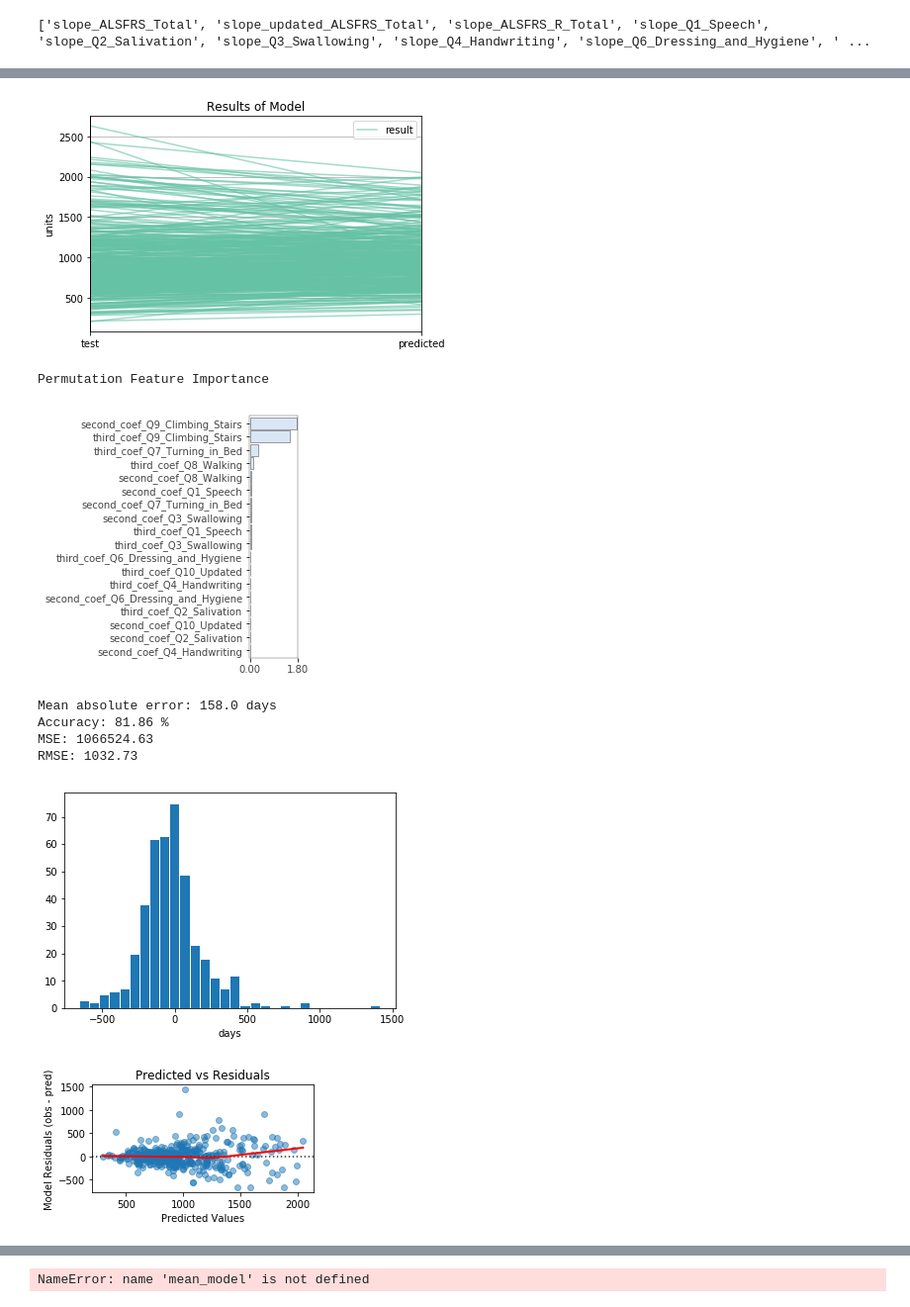
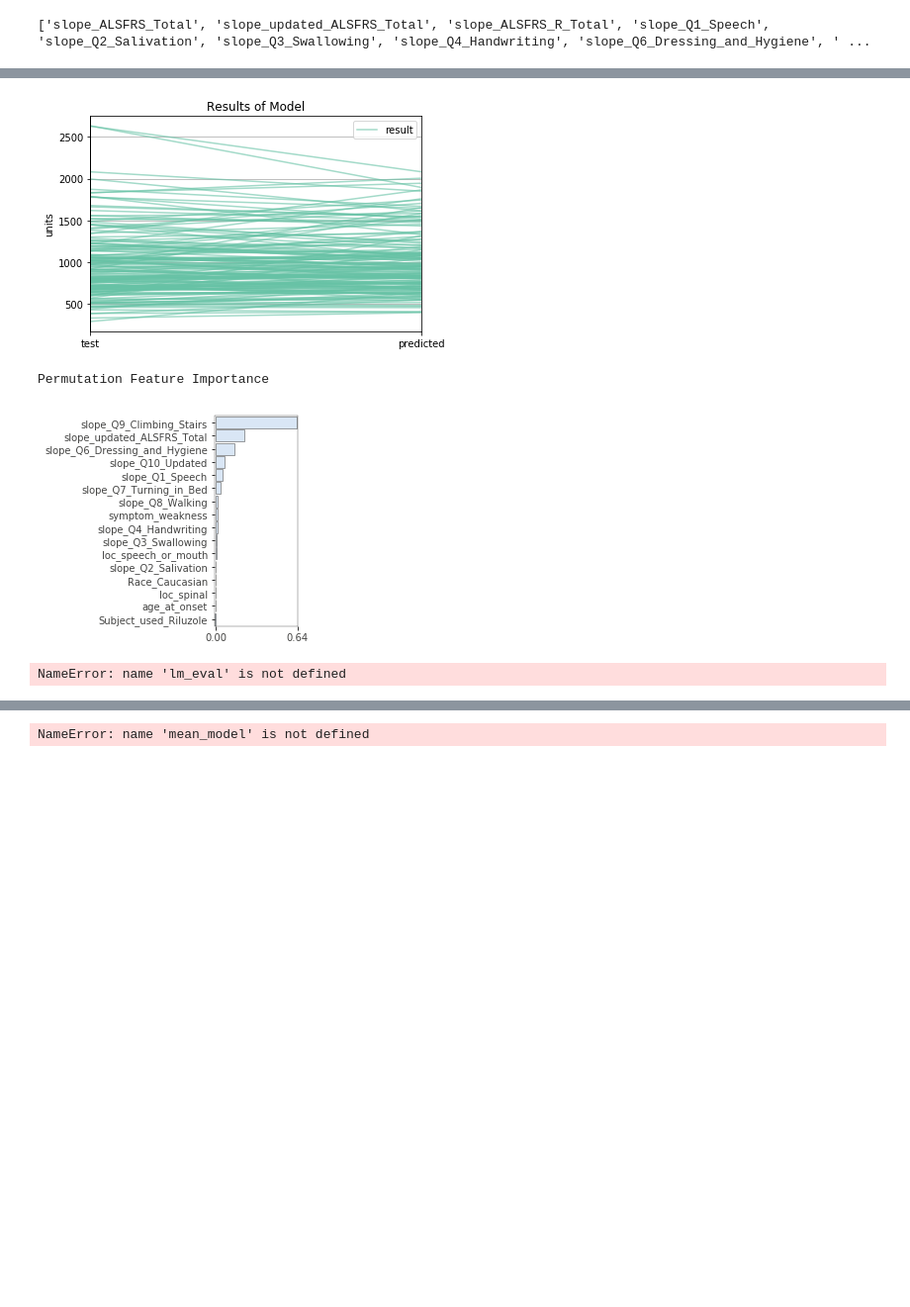
Before and after one commit to ttompk/als, a Jupyter notebook: model.ipynb, the cells around one changed output, grey strips where cells are left out. Shown at 99% size. Drawn from its saved outputs; the diff is of its cells as text; code cells hidden in the pictures; blank space fills up the shorter version.

Commit message:
model and bokeh stuff

```diff
--- a/model.ipynb
+++ b/model.ipynb
@@ -115,7 +116,7 @@ def feature_import(model, X_test, y_test):
     viz.view()
     return imp
 # %%
-def run_rf(df, features, class_regress, target, limit_on, exclude_columns=None):
+def run_rf(df, features, class_regress, target, limit_on=None, exclude_columns=None, split=True):
     '''
     run a random forest model - classifier or regressor
     input:
@@ -128,7 +129,8 @@ def run_rf(df, features, class_regress, target, limit_on, exclude_columns=None):
         model outputs
     '''
     ### prepare input
-    model_data = df[features].copy()
+    all_features = features + [target]
+    model_data = df[all_features].copy()
     model_data.dropna(inplace=True)
     model_data.reset_index(drop=True, inplace=True)
 
@@ -149,9 +151,13 @@ def run_rf(df, features, class_regress, target, limit_on, exclude_columns=None):
             X.drop(exclude_columns, axis=1, inplace=True)
 
     # split data
-    X_train, X_test, y_train, y_test = train_test_split(X, y,
+    if split==True:
+        X_train, X_test, y_train, y_test = train_test_split(X, y,
                                                         test_size=0.25,
                                                         random_state=1234)
+    else:
+        X_train=X
+        y_train=y
 
     ### Fit model
     if class_regress == 'classifier':
@@ -1782,26 +1948,10 @@ this_data = df.copy()
 class_regress = 'regression'    # regression or classifier
 
 # targets, limits
-target = 'death_day_since_onset'
+target = target
 
 # list of feature names, must include the target.
-features = ['death_day_since_onset',
-       'second_coef_Q1_Speech', 'third_coef_Q1_Speech',
-       'second_coef_Q2_Salivation',
-       'third_coef_Q2_Salivation',
-       'second_coef_Q3_Swallowing', 'third_coef_Q3_Swallowing',
-       'second_coef_Q4_Handwriting',
-       'third_coef_Q4_Handwriting',
-       'second_coef_Q6_Dressing_and_Hygiene',
-       'third_coef_Q6_Dressing_and_Hygiene',
-       'second_coef_Q7_Turning_in_Bed',
-       'third_coef_Q7_Turning_in_Bed',
-       'second_coef_Q8_Walking',
-       'third_coef_Q8_Walking',
-       'second_coef_Q9_Climbing_Stairs', 'third_coef_Q9_Climbing_Stairs',
-       'second_coef_Q10_Updated',
-       'third_coef_Q10_Updated'
-           ]
+features = features
 
 #third_coef_updated_ALSFRS_Total
 # limit on: None of feature name
@@ -1830,9 +1980,4 @@ Accuracy/R2 Score: 0.714257407664671
-[figure, old version]
+[figure, new version]
 Permutation Feature Importance
-[figure, old version]
+[figure, new version]
-Mean absolute error: 158.0 days
-Accuracy: 81.86 %
-MSE: 1066524.63
-RMSE: 1032.73
+NameError: name 'lm_eval' is not defined
-[figure, removed]
-[figure, removed]
```
Also changed, not shown: parts of 34 cells of this notebook, 8 other files.
